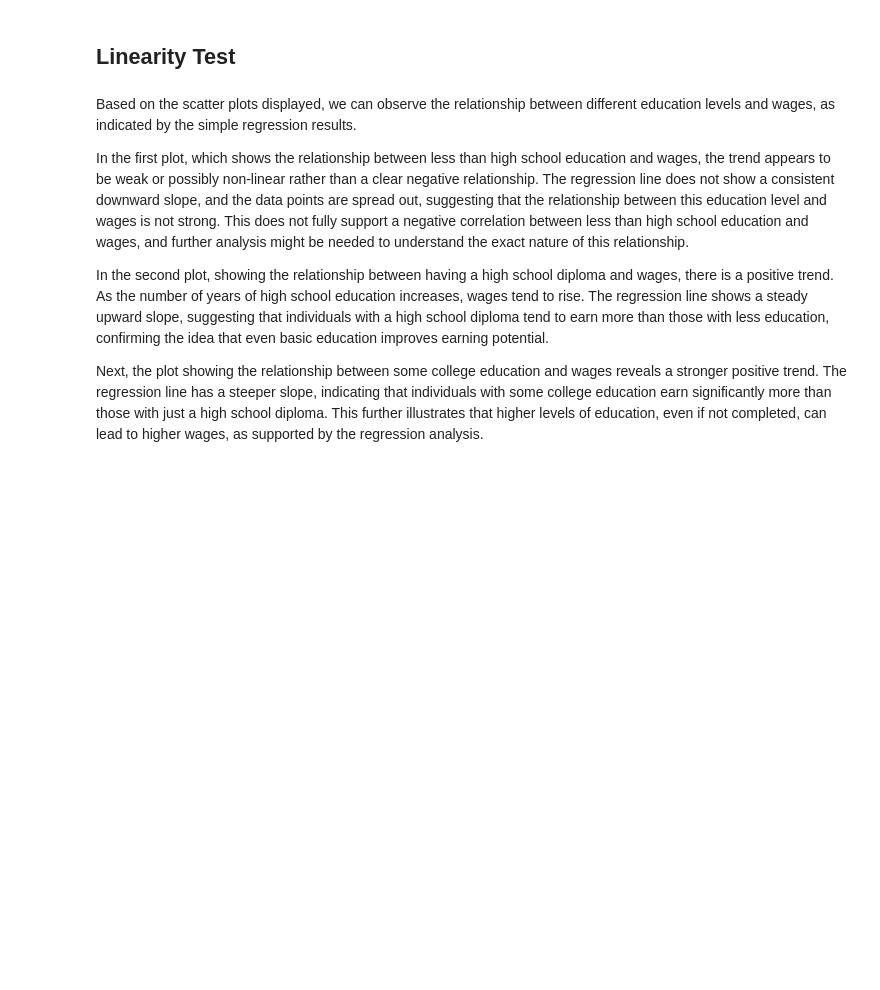
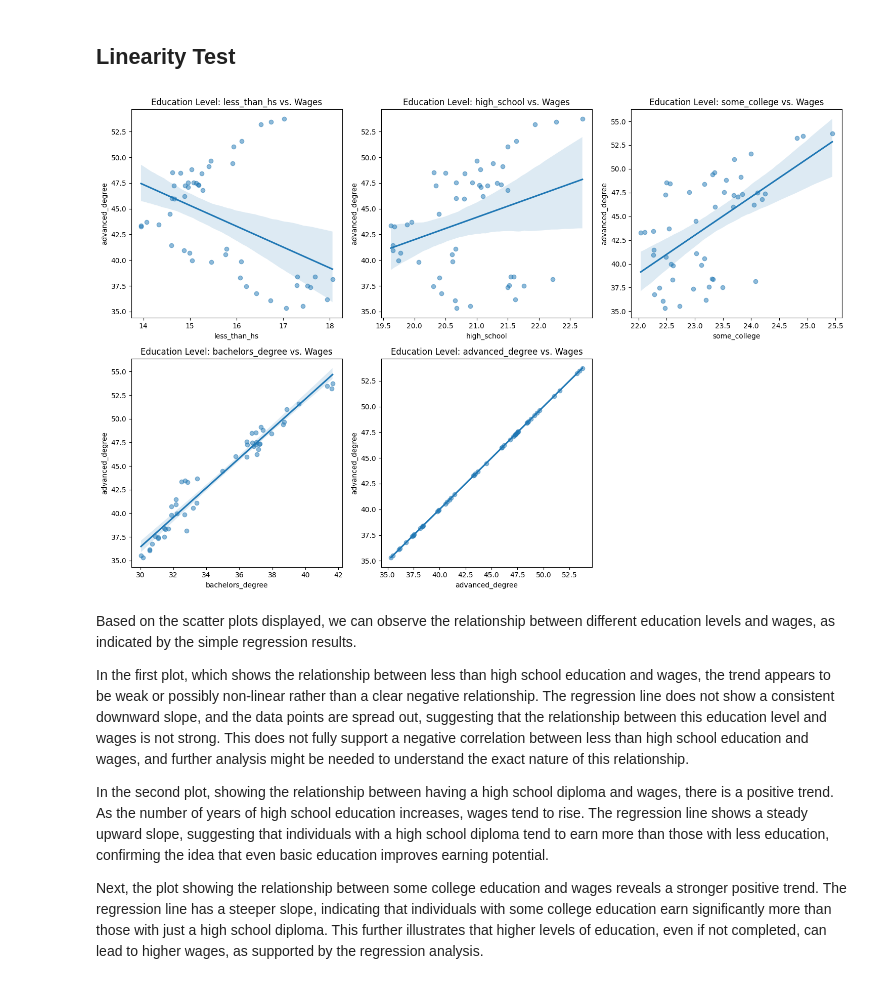
Before and after one commit to Imane-alk/imane-notebook, a Jupyter notebook: Desktop/programming/notebooks/project.ipynb, the cells around one changed output. Cells and saved outputs as stored; diff of their text form; code cells hidden in the pictures; blank space fills up the shorter version.

```diff
--- a/Desktop/programming/notebooks/project.ipynb
+++ b/Desktop/programming/notebooks/project.ipynb
@@ -109,9 +136,11 @@ In conclusion, the heatmap illustrates a clear trend of increasing wage potentia
 # %%
 import pandas as pd
 import statsmodels.api as sm
+import os
 
 # Load the dataset
-df = pd.read_csv("/Users/imaneamlaiky/Desktop/programming/my_project/data/wages_by_education.csv")
+file_path = os.path.join("..", "data", "wages_by_education.csv")
+df = pd.read_csv(file_path)
 
 # Define education levels
 education_levels = ["less_than_hs", "high_school", "some_college", "bachelors_degree", "advanced_degree"]
@@ -183,32 +234,36 @@ In conclusion, the results of this multiple regression indicate that education h
 # %%
 import matplotlib.pyplot as plt
 import seaborn as sns
 import pandas as pd
+import os
 
-# Charger le dataset avec le bon chemin absolu
-df = pd.read_csv("/Users/imaneamlaiky/Desktop/programming/my_project/data/wages_by_education.csv")
+# Charger le dataset avec le bon chemin relatif
+file_path = os.path.join("..", "data", "wages_by_education.csv")
+df = pd.read_csv(file_path)
 
 # Liste des niveaux d'éducation à analyser
 education_levels = ["less_than_hs", "high_school", "some_college", "bachelors_degree", "advanced_degree"]
 target_variable = "advanced_degree"  # Modify if needed
 
 # Création des sous-graphes
 fig, axes = plt.subplots(nrows=2, ncols=3, figsize=(15, 10))
 axes = axes.flatten()
 
 # Tracer les régressions linéaires pour chaque niveau d'éducation
 for i, edu in enumerate(education_levels):
     sns.regplot(x=df[edu], y=df[target_variable], ax=axes[i], scatter_kws={"alpha":0.5})
     axes[i].set_title(f"Education Level: {edu} vs. Wages")
     axes[i].set_xlabel(edu)
     axes[i].set_ylabel(target_variable)
 
 # Supprimer les axes inutilisés (si < 6 sous-graphes)
 for j in range(i+1, len(axes)):
     fig.delaxes(axes[j])
 
 plt.tight_layout()
 plt.show()
+# %% [output]
+[figure, added]
 # %% [markdown]
 Based on the scatter plots displayed, we can observe the relationship between different education levels and wages, as indicated by the simple regression results.
 
```
Also changed, not shown: parts of 7 cells of this notebook.
